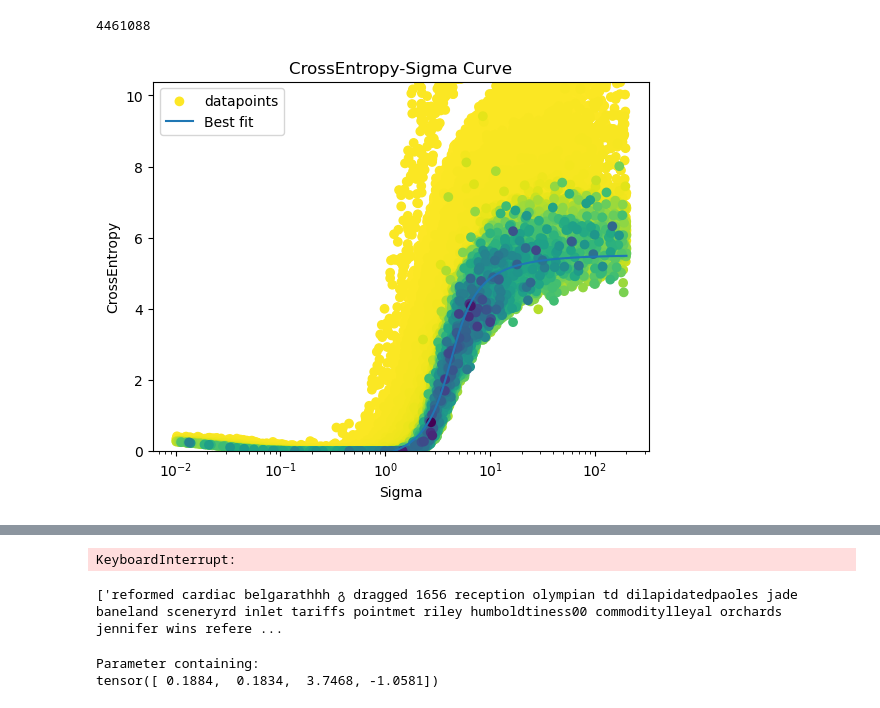
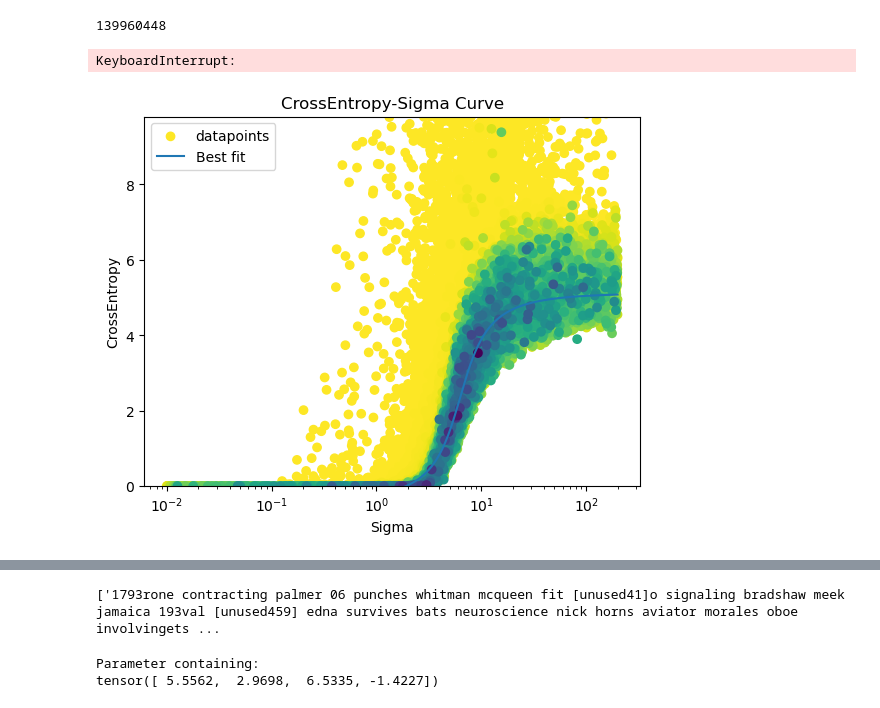
Before and after one commit to markov-bio/cdcd, a Jupyter notebook: training.ipynb, the cells around one changed output, grey strips where cells are left out. Saved outputs shown, nothing was run; the diff lists cells and outputs as text; code cells hidden in the pictures.

```diff
--- a/training.ipynb
+++ b/training.ipynb
@@ -26,58 +25,59 @@ Repo card metadata block was not found. Setting CardData to empty.
 # %%
 from continous_diffusion import DiffusionModel
 
-model=DiffusionModel(embed_dim=128,
-                     qkv_dim=1024,
-                     num_heads=8,
-                     cond_dim=16,
-                     n_blocks=8,
+model=DiffusionModel(embed_dim=256,
+                     qkv_dim=4096,
+                     num_heads=16,
+                     cond_dim=64,
+                     n_blocks=32,
                      vocab_size=vocab_size,
                      device=device
                      )
 
 print(model.n_parameters)
 # %% [output]
-4461088
+139960448
 # %%
 # DataLoader
-train_loader = DataLoader(tokenized_datasets["train"], batch_size=256, shuffle=True)
+train_loader = DataLoader(tokenized_datasets["train"], batch_size=64, shuffle=True)
 optimizer = torch.optim.AdamW(model.parameters(),lr=5e-3)
 
 # Learning-rate scheduling
 from torch.optim.lr_scheduler import SequentialLR, ConstantLR, LinearLR, ExponentialLR
 warmup=LinearLR(optimizer,1e-3,1,5)
 decay=ExponentialLR(optimizer,gamma=0.99)
-scheduler=SequentialLR(optimizer,[warmup,decay],milestones=[6])
+lr_scheduler=SequentialLR(optimizer,[warmup,decay],milestones=[6])
 # %%
 schedule_update_frequency=500
 
 from IPython.display import clear_output
 # Training loop
 model.train()
 for epoch in range(1):  # Define num_epochs
     for i,batch in enumerate(train_loader):
 
         optimizer.zero_grad()
         tokens = batch['input_ids'].to(device)
         x,sigma,attn_mask=model.make_sample(tokens)
         prediction=model(x,sigma,attn_mask)
         # Forward pass
         loss = model.loss(tokens,prediction,sigma)
 
         loss.backward()
 
         optimizer.step()
         # Log, print, or save as needed
 
         if i%schedule_update_frequency==0 and i!=0:
-            model.schedule.update_optimal_parameters()
+            model.noise_schedule.update_optimal_parameters()
 
         if i%50==0 and i!=0:
-            scheduler.step()
+            lr_scheduler.step()
             clear_output(wait=True)
-            model.schedule.plot_entropy_time_curve()
-            print(f"lr: {scheduler.get_last_lr()}")
+            model.noise_schedule.plot_entropy_time_curve()
+            print(f"lr: {lr_scheduler.get_last_lr()}")
 
         print(f"Step: {i},  Loss: {loss.item()}")
 # %% [output]
+KeyboardInterrupt:
-[figure, old version]
+[figure, new version]
@@ -101,3 +84,2 @@ Step: 876,  Loss: 2.370805263519287
-KeyboardInterrupt:
 # %%
 out_embeddings=model.generate(1,64,1000,device=device)
@@ -110,9 +94,9 @@ distrubution=Categorical(logits=logits)
 sample=distrubution.sample()
 tokenizer.batch_decode(sample)
 # %% [output]
-['reformed cardiac belgarathhh გ dragged 1656 reception olympian td dilapidatedpaoles jade baneland sceneryrd inlet tariffs pointmet riley humboldtiness00 commoditylleyal orchards jennifer wins refere ...
+['1793rone contracting palmer 06 punches whitman mcqueen fit [unused41]o signaling bradshaw meek jamaica 193val [unused459] edna survives bats neuroscience nick horns aviator morales oboe involvingets ...
 # %%
-model.schedule.optimal_parameters
+model.noise_schedule.optimal_parameters
 # %% [output]
 Parameter containing:
-tensor([ 0.1884,  0.1834,  3.7468, -1.0581])
+tensor([ 5.5562,  2.9698,  6.5335, -1.4227])
```
Also changed, not shown: parts of 3 cells of this notebook, 8 other files.
